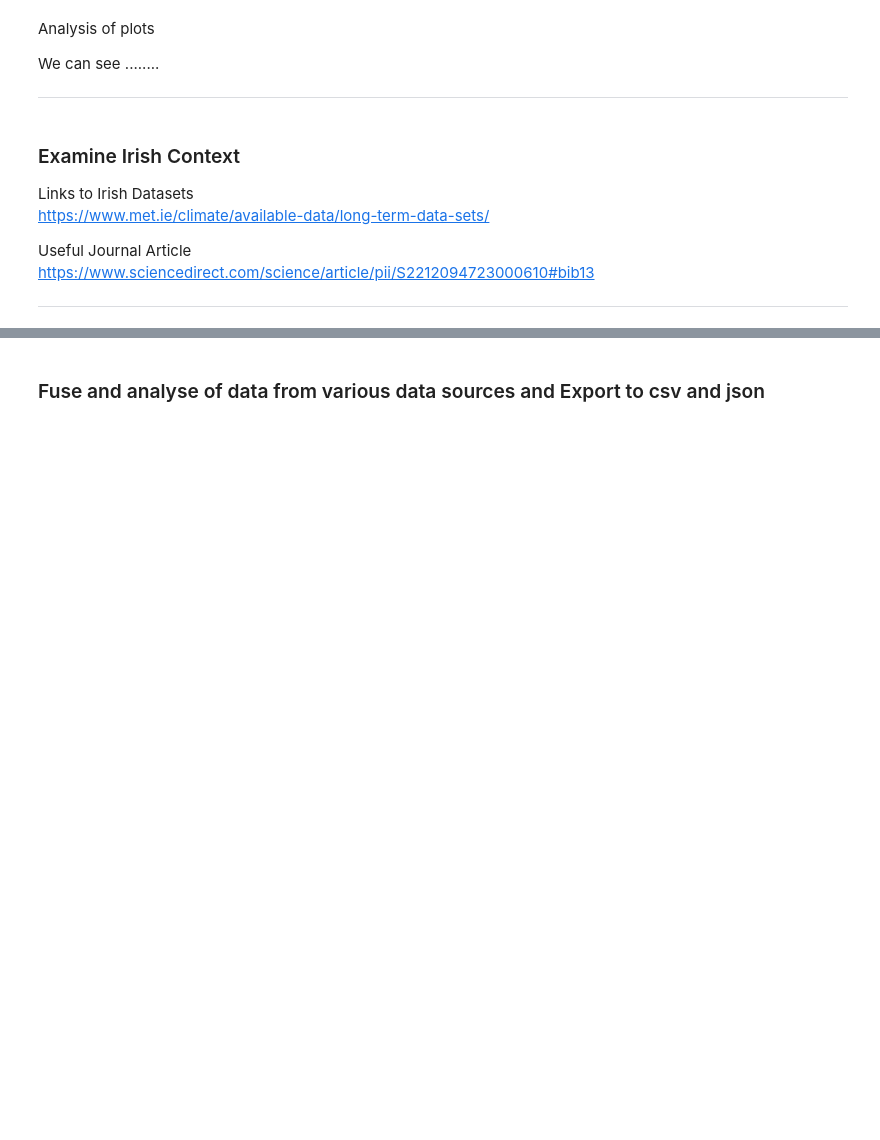
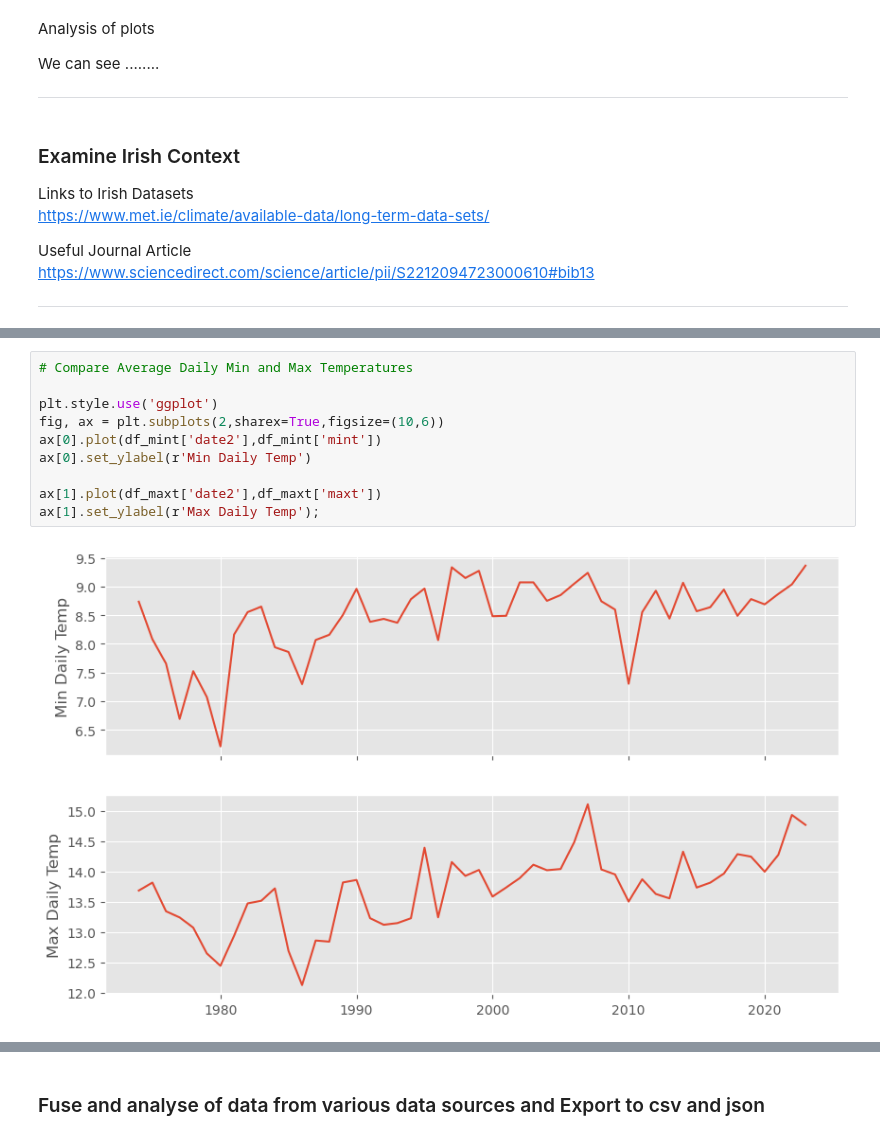
Before and after one commit to PeeBs68/prog_da_project2, a Jupyter notebook: project2.ipynb, the cells around one changed output, grey strips where cells are left out. Cells and saved outputs as stored; diff of their text form; blank space fills up the shorter version.

```diff
--- a/project2.ipynb
+++ b/project2.ipynb
@@ -412,0 +401,12 @@ sns.lineplot(data=df_maxt, x='date2', y='maxt');
+# %%
+# Compare Average Daily Min and Max Temperatures
+
+plt.style.use('ggplot')
+fig, ax = plt.subplots(2,sharex=True,figsize=(10,6))
+ax[0].plot(df_mint['date2'],df_mint['mint'])
+ax[0].set_ylabel(r'Min Daily Temp')
+
+ax[1].plot(df_maxt['date2'],df_maxt['maxt'])
+ax[1].set_ylabel(r'Max Daily Temp');
+# %% [output]
+[figure, added]
```
Also changed, not shown: parts of 12 cells of this notebook.
